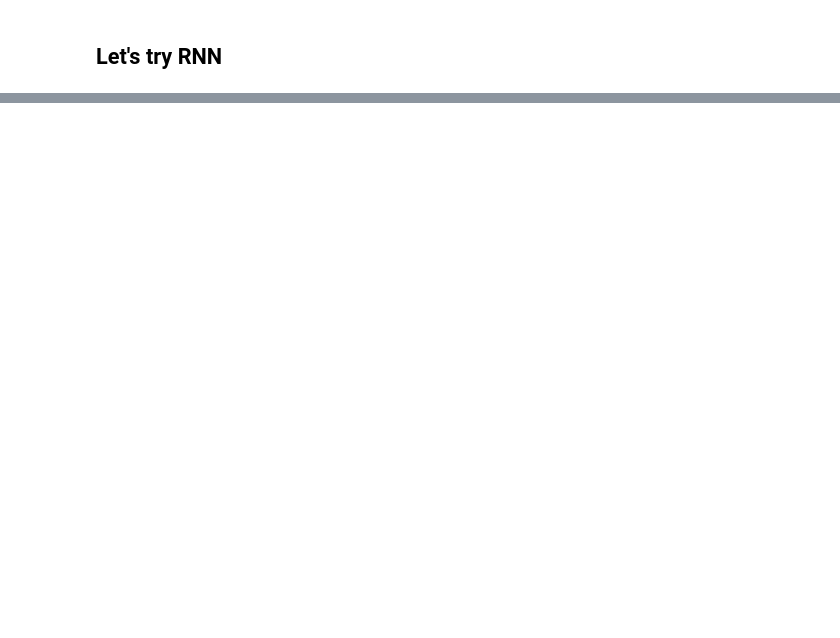
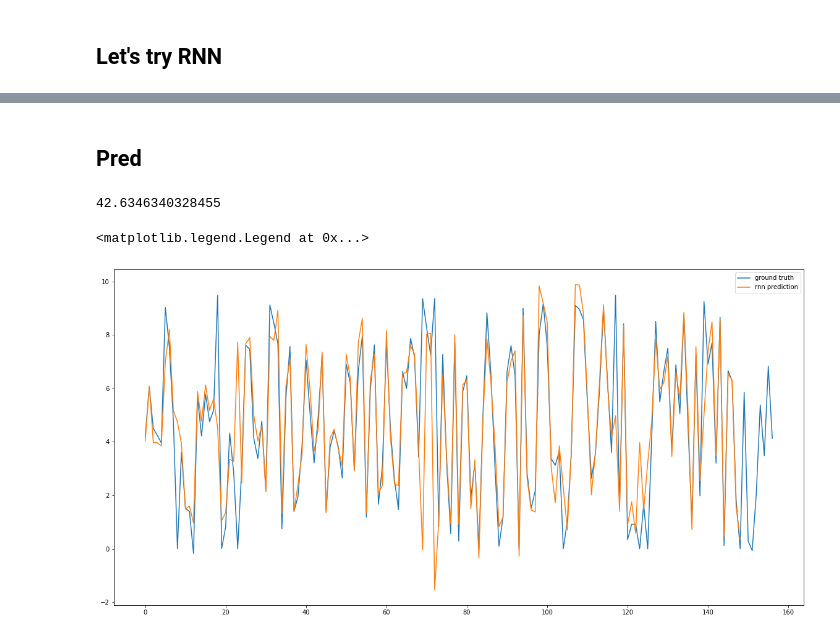
Before and after one commit to aneesurhashmi/kalmanfilters_nn, a Jupyter notebook: rnn.ipynb, the cells around one changed output, grey strips where cells are left out. Cells and saved outputs as stored; diff of their text form; code cells hidden in the pictures; blank space fills up the shorter version.

```diff
--- a/rnn.ipynb
+++ b/rnn.ipynb
@@ -165,0 +260,48 @@ plt.plot(loss_cache)
+# %% [markdown]
+## Pred
+# %%
+# test_input_df = test_df.drop(columns=["ground truth", "kalman prediction"])
+# test_output_df = test_df["ground truth"]
+# test_dataset = torch.utils.data.TensorDataset(torch.from_numpy(test_input_df.to_numpy()).type(torch.float32), torch.from_numpy(test_output_df.to_numpy()).type(torch.float32))
+# test_dataloader = torch.utils.data.DataLoader(test_dataset, batch_size=batch_size, shuffle=True)
+
+loss_cache = []
+test_pred = []
+with torch.no_grad():
+    for inputs, outputs in test_loader:
+        inputs = inputs.to(device)
+        outputs = outputs.to(device).view(-1, 1)
+        # outputs = outputs
+        pred, _ = model(inputs)
+        test_pred.append(pred)
+        loss = criterion(pred, outputs)
+        # print(loss.item())
+        loss_cache.append(loss.item())
+# %%
+sum(loss_cache)
+# %% [output]
+42.6346340328455
+# %%
+# reshape test_pred to 1d
+test_pred = torch.cat(test_pred, dim=0)
+# %%
+# kf_pred = torch.tensor(test_df['kalman prediction'].to_list()).reshape(-1, 1)
+# gt = torch.tensor(test_df['ground truth'].to_list()).reshape(-1, 1)
+
+# gt.shape, kf_pred.shape
+
+
+split = -1
+
+
+plt.figure(figsize=(20, 10))
+# plt.plot(test_df['kalman prediction'].to_list()[:split])
+plt.plot(test_output[:split])
+plt.plot(test_pred.detach().cpu()[:split])
+
+# plt.legend(['kalman prediction', 'ground truth', 'rnn prediction'])
+plt.legend(['ground truth', 'rnn prediction'])
+# plt.plot(pred.to_list())
+# %% [output]
+<matplotlib.legend.Legend at 0x...>
+[figure, added]
```
Also changed, not shown: parts of 28 cells of this notebook, 4 other files.
